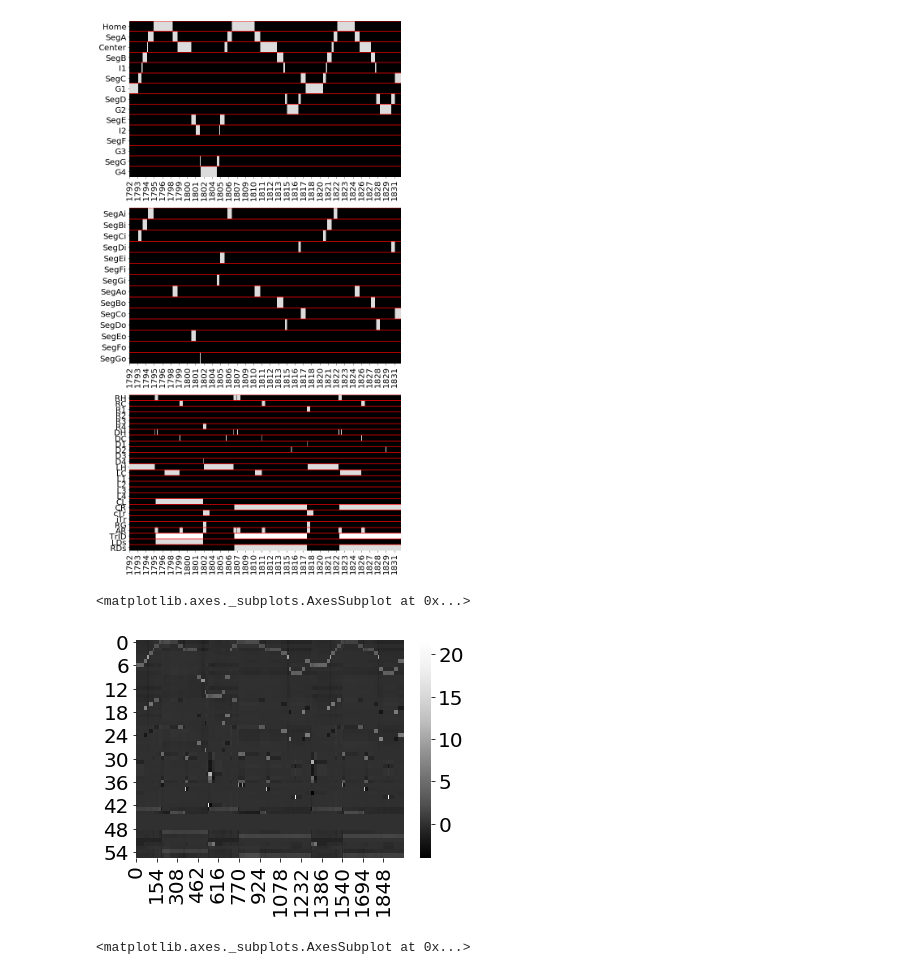
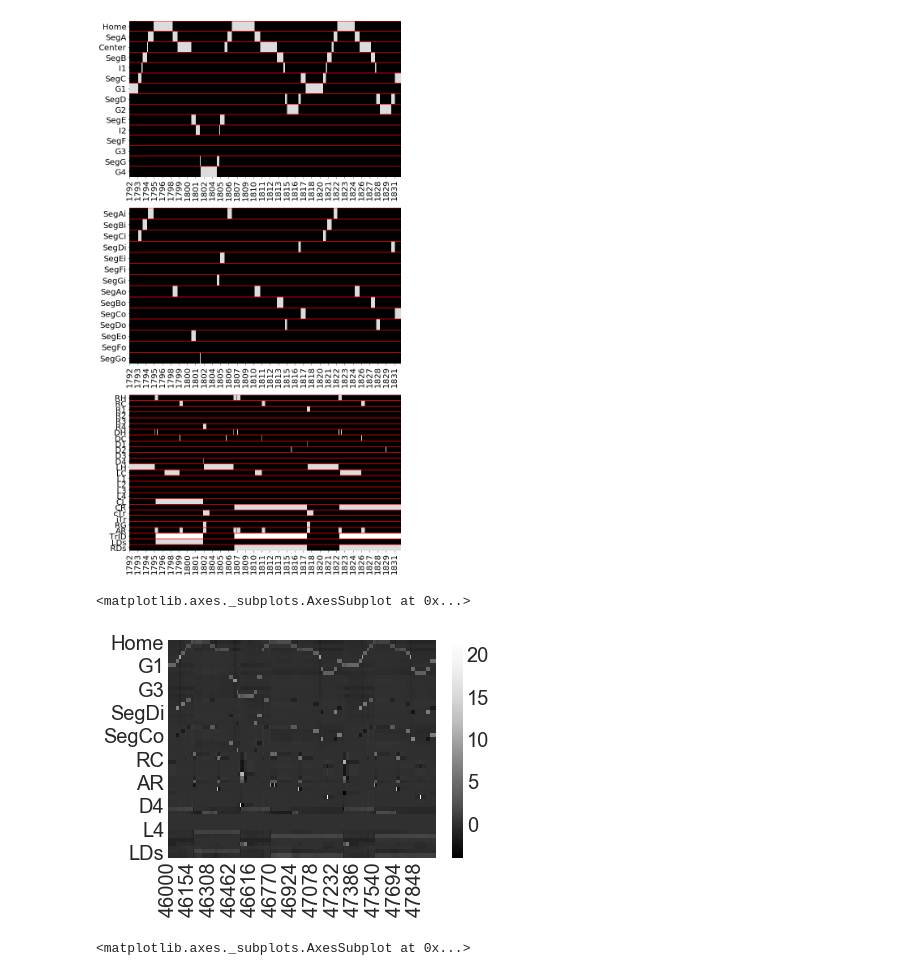
Before and after one commit to alexgonzl/TreeMazeAnalyses, a Jupyter notebook: Notebooks/TestGetMazeBehavMatrix.ipynb, the cells around one changed output. Cells and saved outputs as stored; diff of their text form; code cells hidden in the pictures.

```diff
--- a/Notebooks/TestGetMazeBehavMatrix.ipynb
+++ b/Notebooks/TestGetMazeBehavMatrix.ipynb
@@ -135,12 +135,12 @@ def whiten(X, method='zca'):
 
     return np.dot(X_centered, W.T)
 # %%
-Mw = whiten(FullMat.as_matrix(),method='zca')
+Mw = pd.DataFrame(whiten(FullMat.as_matrix(),method='zca'),columns=FullMat.columns)
 # %%
-sns.heatmap(Mw[window,:].T,cmap='Greys_r')
+sns.heatmap(Mw.iloc[window].T,cmap='Greys_r')
 # %% [output]
 <matplotlib.axes._subplots.AxesSubplot at 0x...>
-[figure, old version]
+[figure, new version]
 # %%
 Mc=np.corrcoef(FullMat.T+1e-15)
 Mcw=np.corrcoef(Mw.T+1e-15)
```
Also changed, not shown: parts of 13 cells of this notebook, 3 other files.
